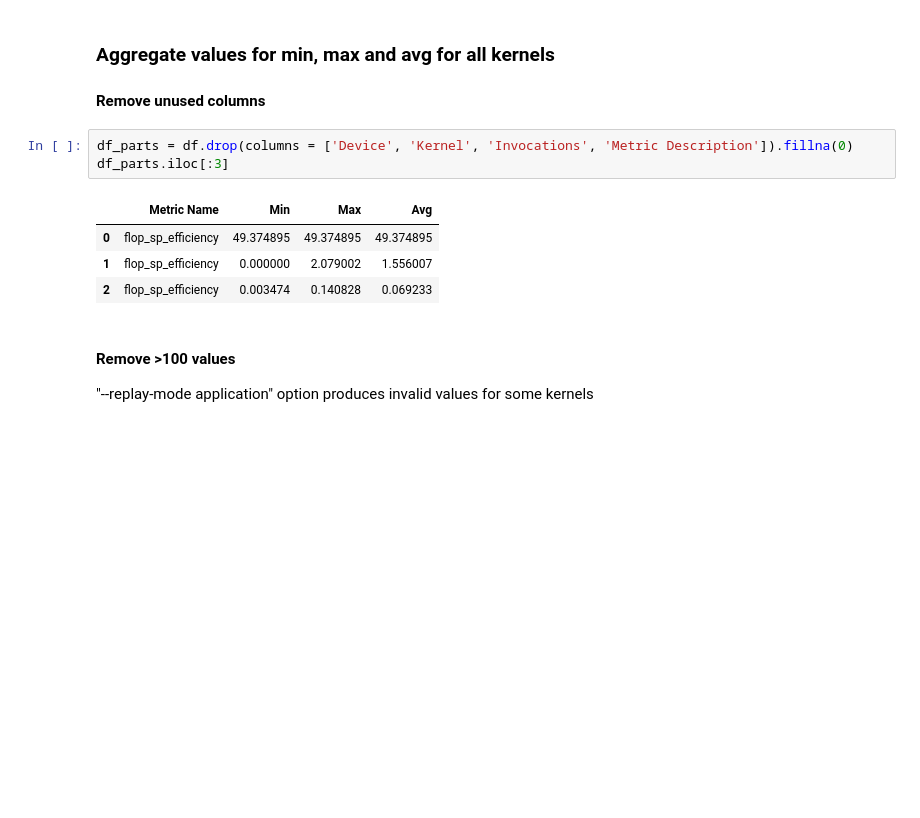
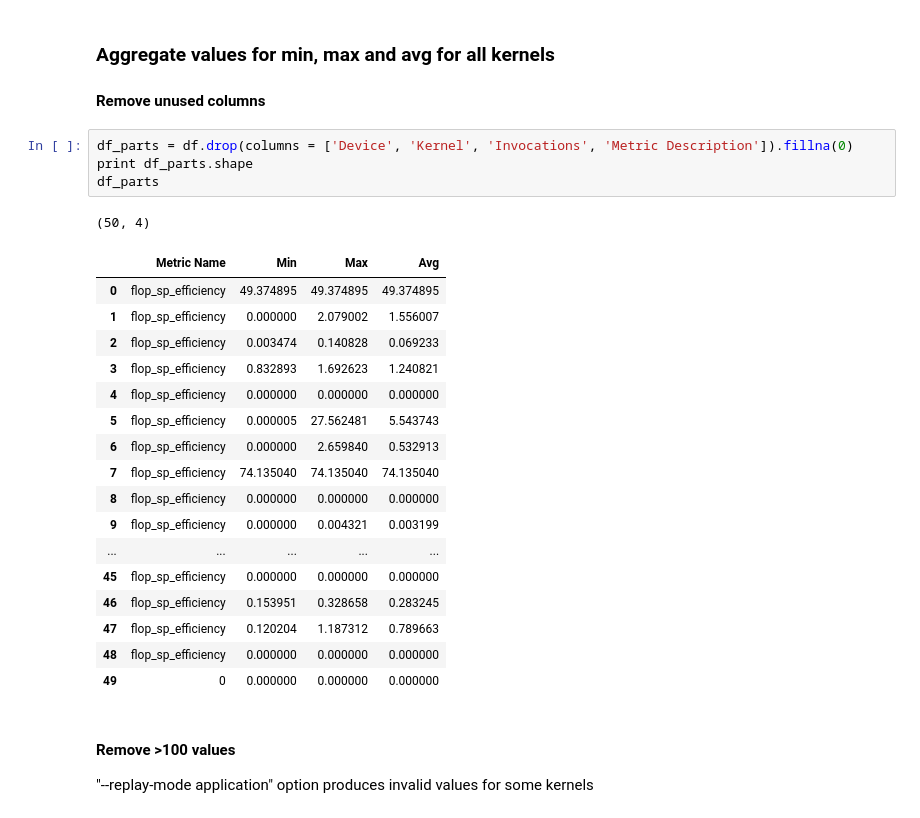
Before and after one commit to pyotr777/mlbenchmarks, a Jupyter notebook: Chainer/Combined trace and FLOPs profile (Chainer).ipynb, the cells around one changed output. Saved outputs shown, nothing was run; the diff lists cells and outputs as text; blank space fills up the shorter version.

```diff
--- a/Chainer/Combined trace and FLOPs profile (Chainer).ipynb
+++ b/Chainer/Combined trace and FLOPs profile (Chainer).ipynb
@@ -76,12 +107,27 @@ df.iloc[:3]
 #### Remove unused columns
 # %%
 df_parts = df.drop(columns = ['Device', 'Kernel', 'Invocations', 'Metric Description']).fillna(0)
-df_parts.iloc[:3]
+print df_parts.shape
+df_parts
 # %% [output]
+(50, 4)
 |  | Metric Name | Min | Max | Avg |
 | 0 | flop_sp_efficiency | 49.374895 | 49.374895 | 49.374895 |
 | 1 | flop_sp_efficiency | 0.000000 | 2.079002 | 1.556007 |
 | 2 | flop_sp_efficiency | 0.003474 | 0.140828 | 0.069233 |
+| 3 | flop_sp_efficiency | 0.832893 | 1.692623 | 1.240821 |
+| 4 | flop_sp_efficiency | 0.000000 | 0.000000 | 0.000000 |
+| 5 | flop_sp_efficiency | 0.000005 | 27.562481 | 5.543743 |
+| 6 | flop_sp_efficiency | 0.000000 | 2.659840 | 0.532913 |
+| 7 | flop_sp_efficiency | 74.135040 | 74.135040 | 74.135040 |
+| 8 | flop_sp_efficiency | 0.000000 | 0.000000 | 0.000000 |
+| 9 | flop_sp_efficiency | 0.000000 | 0.004321 | 0.003199 |
+| ... | ... | ... | ... | ... |
+| 45 | flop_sp_efficiency | 0.000000 | 0.000000 | 0.000000 |
+| 46 | flop_sp_efficiency | 0.153951 | 0.328658 | 0.283245 |
+| 47 | flop_sp_efficiency | 0.120204 | 1.187312 | 0.789663 |
+| 48 | flop_sp_efficiency | 0.000000 | 0.000000 | 0.000000 |
+| 49 | 0 | 0.000000 | 0.000000 | 0.000000 |
 # %% [markdown]
 #### Remove >100 values
 
```
Also changed, not shown: parts of 11 cells of this notebook, 1 other file.
